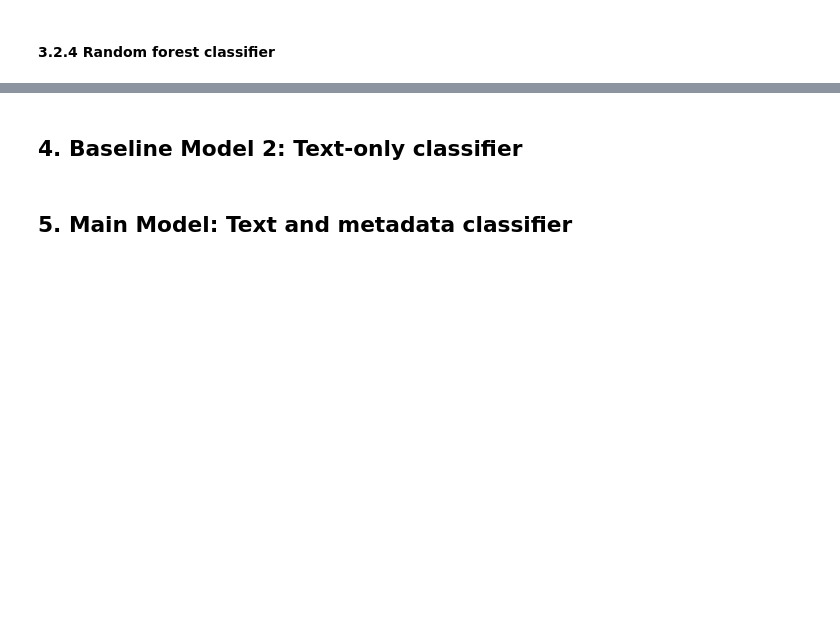
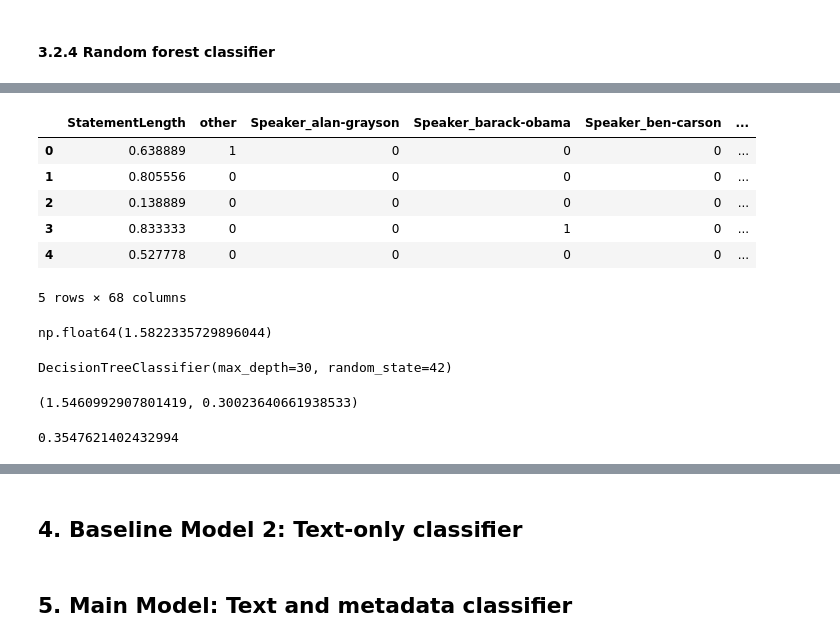
Before and after one commit to giacomomolinari/liar-fake-news-detector, a Jupyter notebook: models.ipynb, the cells around one changed output, grey strips where cells are left out. Cells and saved outputs as stored; diff of their text form; code cells hidden in the pictures; blank space fills up the shorter version.

```diff
--- a/models.ipynb
+++ b/models.ipynb
@@ -592,0 +637,2 @@ array([0.24320316, 0.27101879, 0.26013848, 0.26261128, 0.26706231])
+# %%
+forest_model.fit(X_train_meta, y_train_meta_int)
@@ -592,0 +655,14 @@ array([0.24320316, 0.27101879, 0.26013848, 0.26261128, 0.26706231])
+# %%
+parameter_grid = [
+    {
+        "max_depth": [10, 15, 20, 25, 30],
+        "max_features": [10, 20, 30, 40, 50]
+    }
+]
+# %%
+forest_cls = RandomForestClassifier(random_state=42)
+
+grid_search = GridSearchCV(forest_cls, parameter_grid, cv=5, scoring=scoring_rule)
+grid_search.fit(X_train_meta, y_train_meta_int)
+
+grid_search.best_params_
@@ -592,0 +671,5 @@ array([0.24320316, 0.27101879, 0.26013848, 0.26261128, 0.26706231])
+# %%
+forest_model = RandomForestClassifier(random_state=42, max_depth=10, max_features=30)
+
+
+forest_model.fit(X_train_meta, y_train_meta_int)
@@ -592,0 +723,36 @@ array([0.24320316, 0.27101879, 0.26013848, 0.26261128, 0.26706231])
+# %%
+X_train_meta_reduced = X_train_meta.drop(common_~, axis=1)
+X_train_meta_reduced = X_train_meta_reduced.drop(["Party_" + x for x in common_parties.union(set(['other']))], axis=1)
+X_train_meta_reduced.head()
+
+X_valid_meta_reduced = X_valid_meta.drop(common_subjects, axis=1)
+X_valid_meta_reduced = X_valid_meta_reduced.drop(["Party_" + x for x in common_parties.union(set(['other']))], axis=1)
+X_valid_meta_reduced.head()
+# %% [output]
+|  | StatementLength | other | Speaker_alan-grayson | Speaker_barack-obama | Speaker_ben-carson | ... |
+| 0 | 0.638889 | 1 | 0 | 0 | 0 | ... |
+| 1 | 0.805556 | 0 | 0 | 0 | 0 | ... |
+| 2 | 0.138889 | 0 | 0 | 0 | 0 | ... |
+| 3 | 0.833333 | 0 | 0 | 1 | 0 | ... |
+| 4 | 0.527778 | 0 | 0 | 0 | 0 | ... |
+5 rows × 68 columns
+# %%
+tree_model = DecisionTreeClassifier(random_state=42, max_depth=30)
+
+tree_model_cv = -cross_val_score(tree_model, X_train_meta_reduced, y_train_meta_int, scoring=scoring_rule_ordinal, cv=10)
+
+tree_model_cv.mean()
+# %% [output]
+np.float64(1.5822335729896044)
+# %%
+tree_model.fit(X_train_meta_reduced, y_train_meta_int)
+# %% [output]
+DecisionTreeClassifier(max_depth=30, random_state=42)
+# %%
+mean_absolute_error(y_valid_meta_int, tree_model.predict(X_valid_meta_reduced)), accuracy_score(y_valid_meta_int, tree_model.predict(X_valid_meta_reduced))
+# %% [output]
+(1.5460992907801419, 0.30023640661938533)
+# %%
+accuracy_score(y_train_meta_int, tree_model.predict(X_train_meta_reduced))
+# %% [output]
+0.3547621402432994
```
Also changed, not shown: parts of 42 cells of this notebook.
